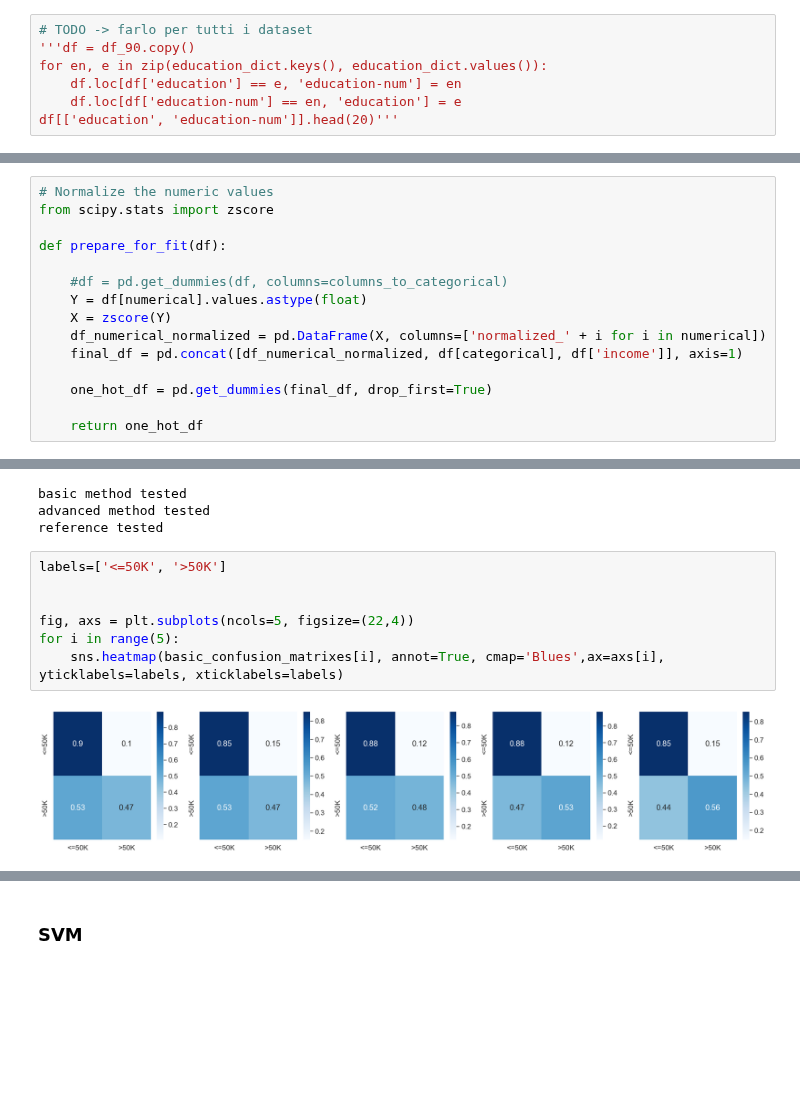
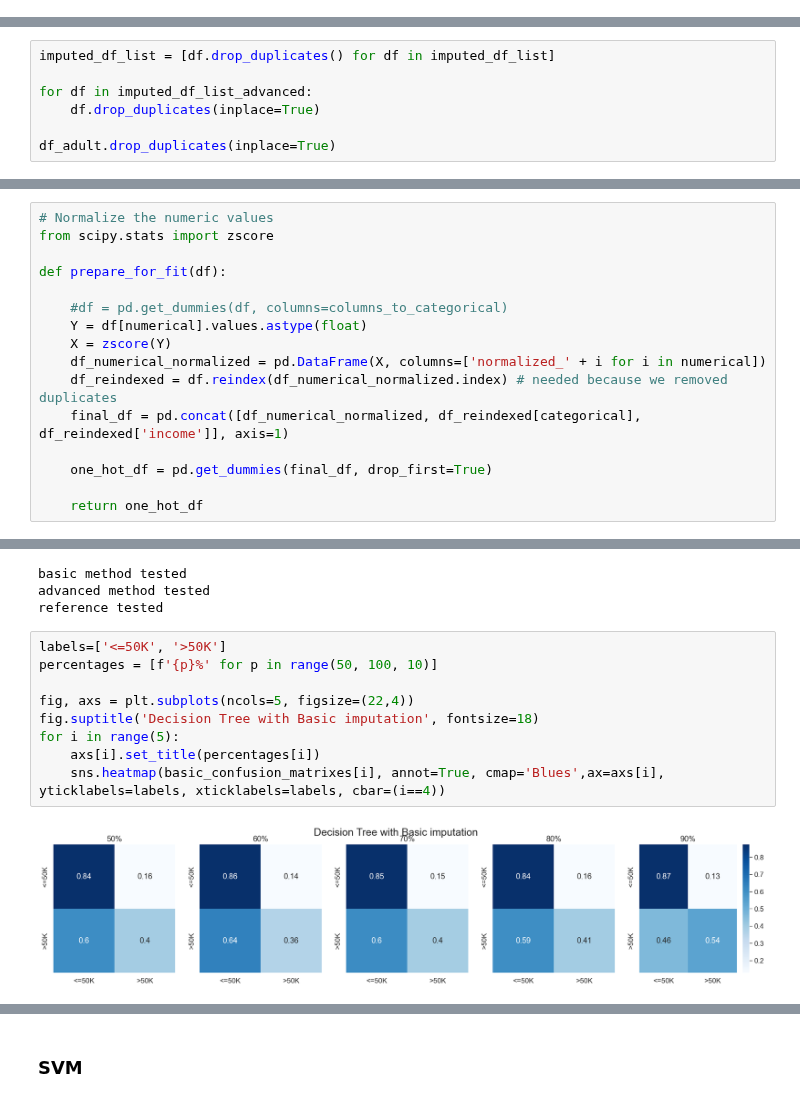
Before and after one commit to VladMarianCimpeanu/DIQ-assignment, a Jupyter notebook: code/adult_notebook_definitivo.ipynb, the cells around one changed output, grey strips where cells are left out. Drawn from its saved outputs; the diff is of its cells as text; blank space fills up the shorter version.

Commit message:
small changes to adult notebook definitivo

```diff
--- a/code/adult_notebook_definitivo.ipynb
+++ b/code/adult_notebook_definitivo.ipynb
@@ -172,10 +172,3 @@ for dataframe in df_list_adult:
     for rel, sex in zip(sex_dict.keys(), sex_dict.values()):
         df.loc[df['relationship'] == rel, 'sex'] = sex
     df_list_adult_functional_dep.append(df)
-# %%
-# TODO -> farlo per tutti i dataset
-'''df = df_90.copy()
-for en, e in zip(education_dict.keys(), education_dict.values()):
-    df.loc[df['education'] == e, 'education-num'] = en
-    df.loc[df['education-num'] == en, 'education'] = e
-df[['education', 'education-num']].head(20)'''
@@ -370,0 +370,7 @@ Before making any prediction we:
+# %%
+imputed_df_list = [df.drop_duplicates() for df in imputed_df_list]
+
+for df in imputed_df_list_advanced:
+    df.drop_duplicates(inplace=True)
+
+df_adult.drop_duplicates(inplace=True)
@@ -380,7 +392,8 @@ def prepare_for_fit(df):
     Y = df[numerical].values.astype(float)
     X = zscore(Y)
     df_numerical_normalized = pd.DataFrame(X, columns=['normalized_' + i for i in numerical])
-    final_df = pd.concat([df_numerical_normalized, df[categorical], df['income']], axis=1)
+    df_reindexed = df.reindex(df_numerical_normalized.index) # needed because we removed duplicates
+    final_df = pd.concat([df_numerical_normalized, df_reindexed[categorical], df_reindexed['income']], axis=1)
 
     one_hot_df = pd.get_dummies(final_df, drop_first=True)
 
@@ -422,12 +435,14 @@ advanced method tested
 reference tested
 # %%
 labels=['<=50K', '>50K']
-
+percentages = [f'{p}%' for p in range(50, 100, 10)]
 
 fig, axs = plt.subplots(ncols=5, figsize=(22,4))
+fig.suptitle('Decision Tree with Basic imputation', fontsize=18)
 for i in range(5):
-    sns.heatmap(basic_confusion_matrixes[i], annot=True, cmap='Blues',ax=axs[i], yticklabels=labels, xticklabels=labels)
+    axs[i].set_title(percentages[i])
+    sns.heatmap(basic_confusion_matrixes[i], annot=True, cmap='Blues',ax=axs[i], yticklabels=labels, xticklabels=labels, cbar=(i==4))
 # %% [output]
-[figure, old version]
+[figure, new version]
 # %%
 fig, axs = plt.subplots(ncols=5, figsize=(22,4))
```
Also changed, not shown: parts of 11 cells of this notebook.
